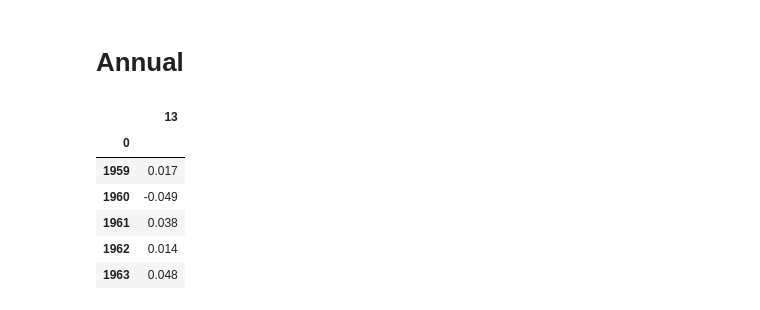
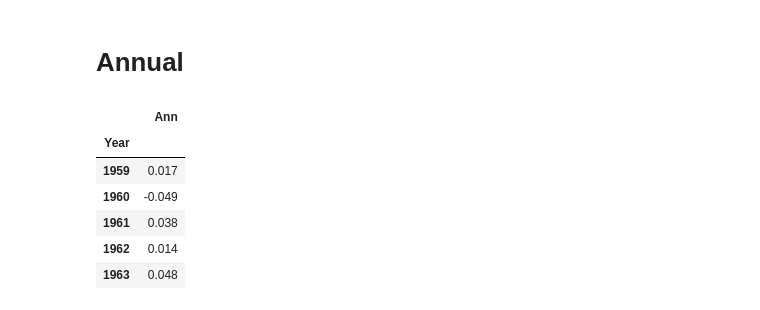
Before and after one commit to rursino/carbon-cycle-feedbacks, a Jupyter notebook: Peylin_flux/Notebooks/gridded_temp.ipynb, the cells around one changed output. Drawn from its saved outputs; the diff is of its cells as text; code cells hidden in the pictures.

```diff
--- a/Peylin_flux/Notebooks/gridded_temp.ipynb
+++ b/Peylin_flux/Notebooks/gridded_temp.ipynb
@@ -173,14 +200,14 @@ plt.ylim([10e-5, 10e1])
 # %%
 annual = pd.read_csv("./../co2_temp_data/temp/HADCRUT4_annual.txt",
             delim_whitespace=True,
-            header=None,
+            header=0,
             index_col=0,
             usecols=([0,13])
            )
 annual.head()
 # %% [output]
-|  | 13 |
-| 0 |  |
+|  | Ann |
+| Year |  |
 | 1959 | 0.017 |
 | 1960 | -0.049 |
 | 1961 | 0.038 |
```
Also changed, not shown: parts of 34 cells of this notebook, 4 other files.
